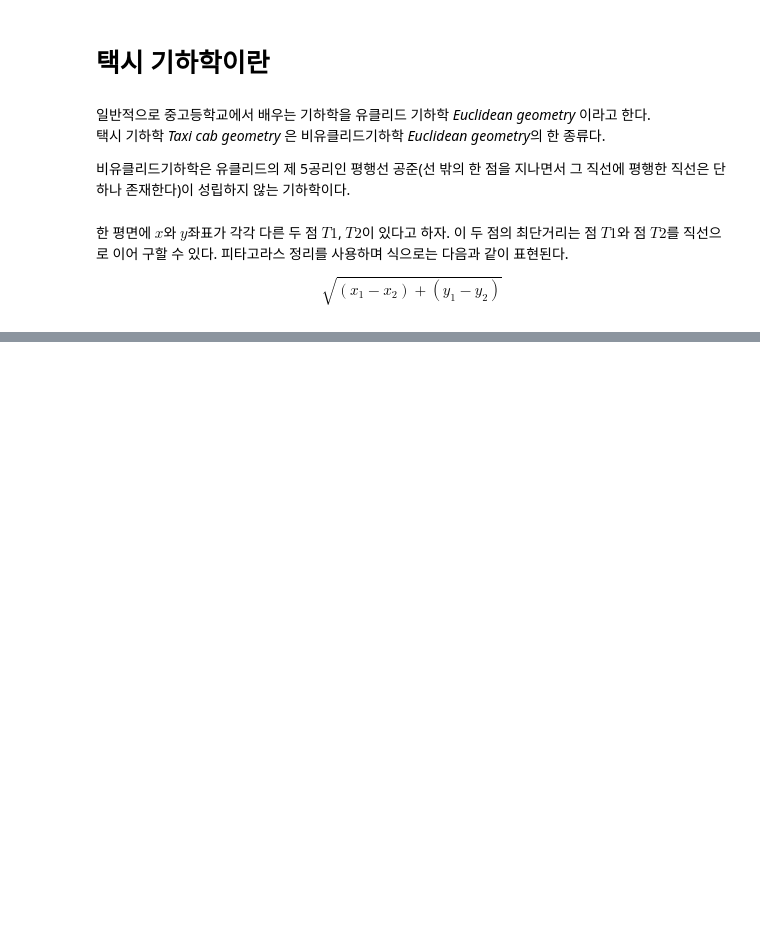
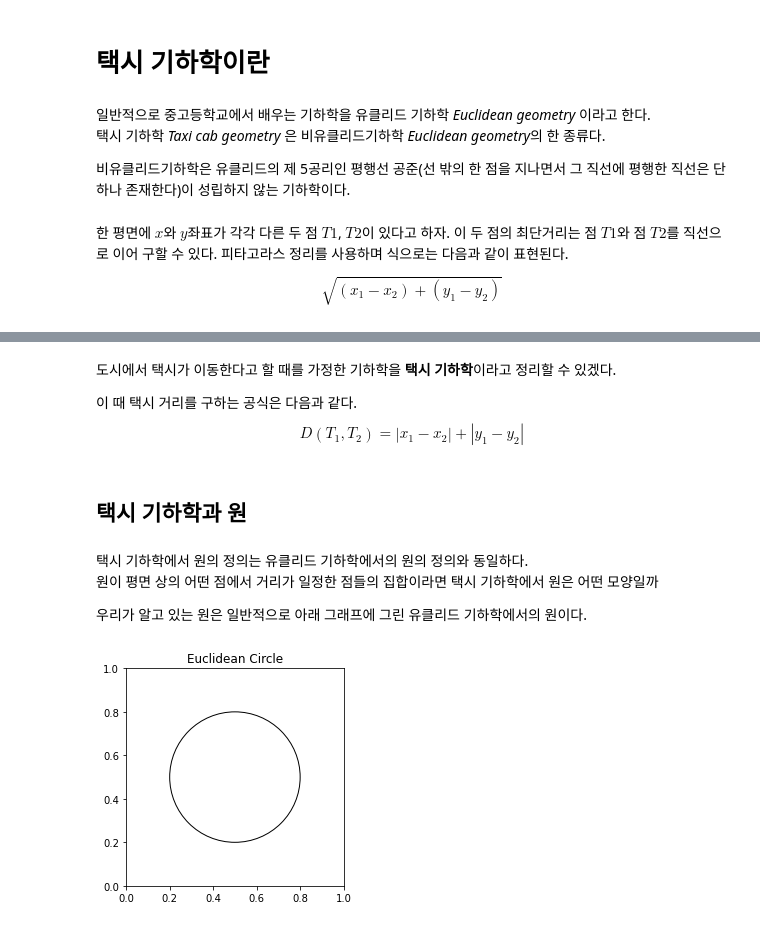
Before and after one commit to 4923/TIL, a Jupyter notebook: Math/taxi-cab-geometry.ipynb, the cells around one changed output, grey strips where cells are left out. Drawn from its saved outputs; the diff is of its cells as text; code cells hidden in the pictures; blank space fills up the shorter version.

Commit message:
Update : 택시기하학과 유클리드 기하학에서의 원 matplotlib

```diff
--- a/Math/taxi-cab-geometry.ipynb
+++ b/Math/taxi-cab-geometry.ipynb
@@ -59,0 +63,39 @@ graph([1, 2, 2, 3, 3], [1, 1, 2, 2, 3], 1)
+# %% [markdown]
+도시에서 택시가 이동한다고 할 때를 가정한 기하학을 **택시 기하학**이라고 정리할 수 있겠다.<br>
+
+
+이 때 택시 거리를 구하는 공식은 다음과 같다.
+$$D(T_{1}, T_{2}) = |x_{1} - x_{2}| + |y_{1} - y_{2}|$$
+# %% [markdown]
+## 택시 기하학과 원
+# %% [markdown]
+택시 기하학에서 원의 정의는 유클리드 기하학에서의 원의 정의와 동일하다. <br>
+원이 평면 상의 어떤 점에서 거리가 일정한 점들의 집합이라면 택시 기하학에서 원은 어떤 모양일까<br>
+
+우리가 알고 있는 원은 일반적으로 아래 그래프에 그린 유클리드 기하학에서의 원이다.
+# %%
+%matplotlib inline
+
+# patch는 채우기 색 face color과 테두리 색 edge color을 갖는  Artist class의 subclass다. 2D 도형을 그래프의 캔버스 영역에 표현한다.
+# [참고](https://codetorial.net/matplotlib/module_patches.html)
+# [참고](https://www.delftstack.com/ko/howto/matplotlib/how-to-plot-a-circle-in-matplotlib/)
+
+import matplotlib.pyplot as plt
+
+# figure, axes
+figure, axes = plt.subplots()
+
+# center, radius
+center = (0.5,0.5); radius = 0.3
+
+# draw circle (C of plt.Circle must be Capital letter)
+circle = plt.Circle(center, radius, fill = False)
+
+# set axes
+axes.set_aspect(1)  # 동일한 축으로 정사각형 플롯을 만들기
+axes.add_artist(circle)
+
+plt.title('Euclidean Circle')
+plt.show()
+# %% [output]
+[figure, added]
```
Also changed, not shown: parts of 4 cells of this notebook.
